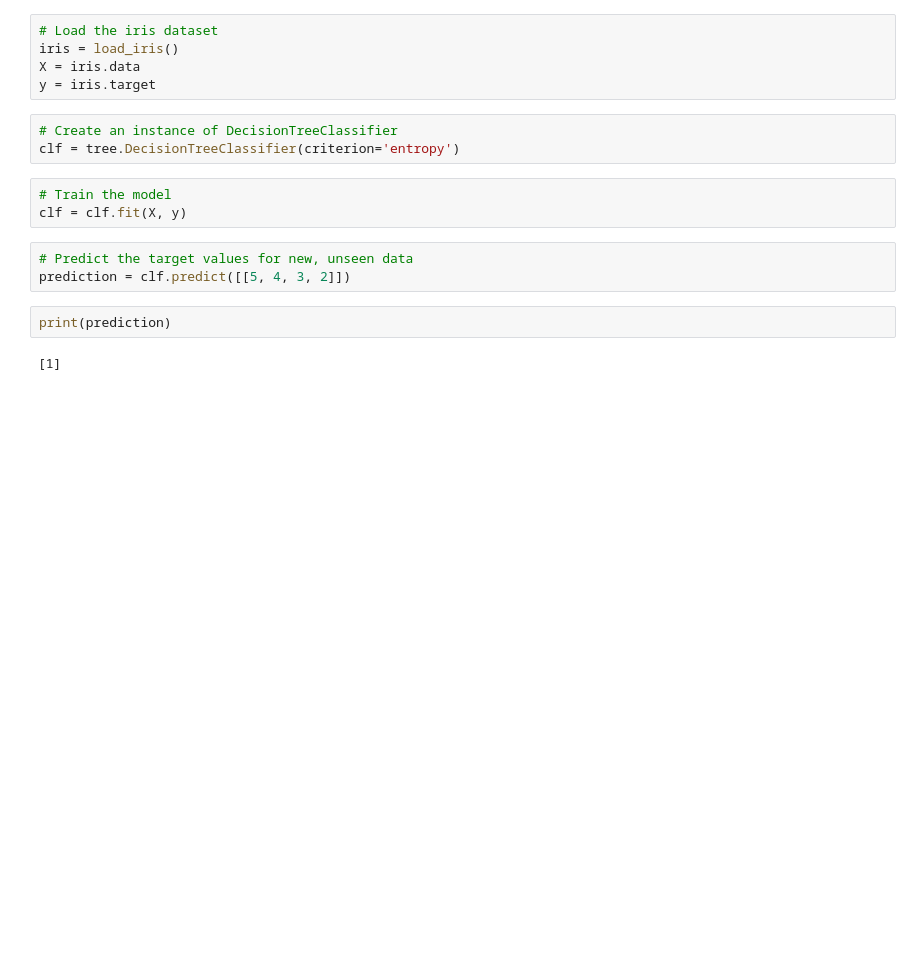
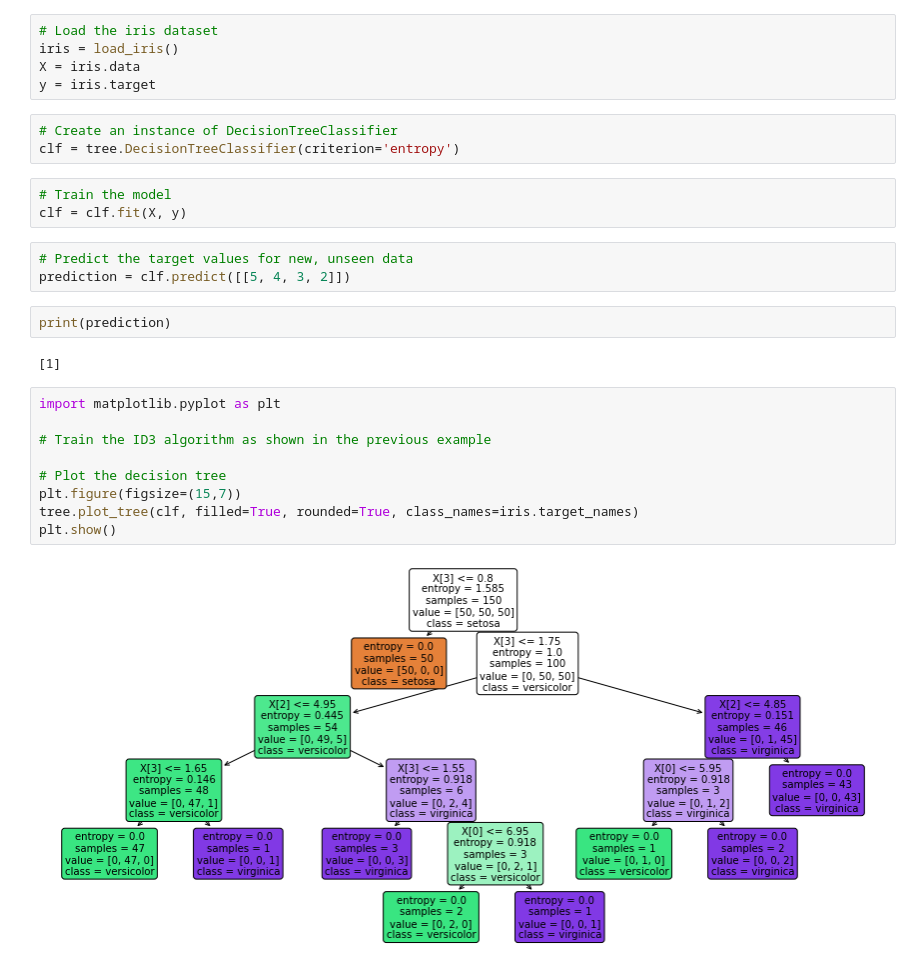
Before and after one commit to tgi25/home, a Jupyter notebook: ID34Iris.ipynb, the cells around one changed output. Saved outputs shown, nothing was run; the diff lists cells and outputs as text; blank space fills up the shorter version.

```diff
--- a/ID34Iris.ipynb
+++ b/ID34Iris.ipynb
@@ -21,3 +21,14 @@ prediction = clf.predict([[5, 4, 3, 2]])
 print(prediction)
 # %% [output]
 [1]
+# %%
+import matplotlib.pyplot as plt
+
+# Train the ID3 algorithm as shown in the previous example
+
+# Plot the decision tree
+plt.figure(figsize=(15,7))
+tree.plot_tree(clf, filled=True, rounded=True, class_names=iris.target_names)
+plt.show()
+# %% [output]
+[figure, added]
```
